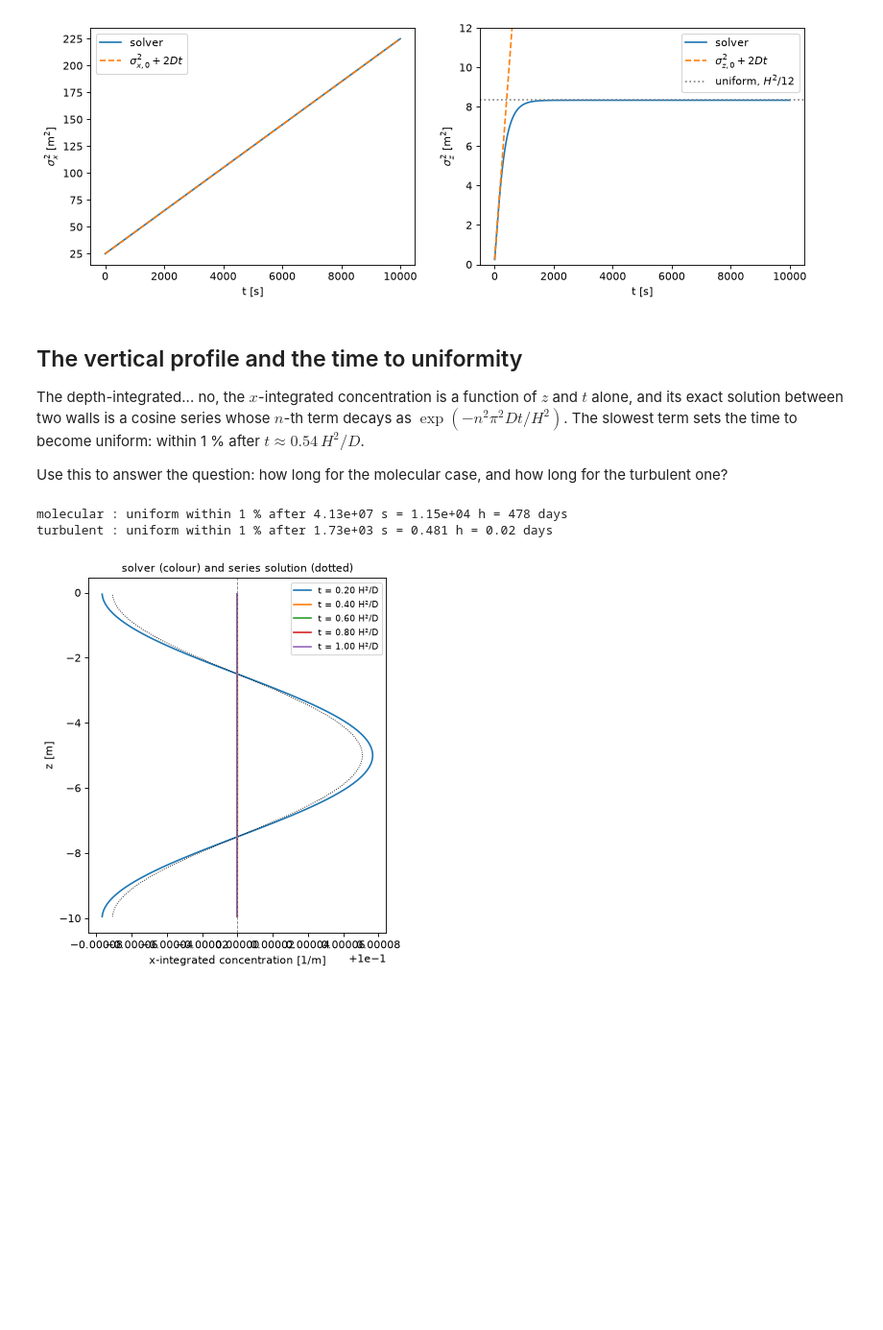
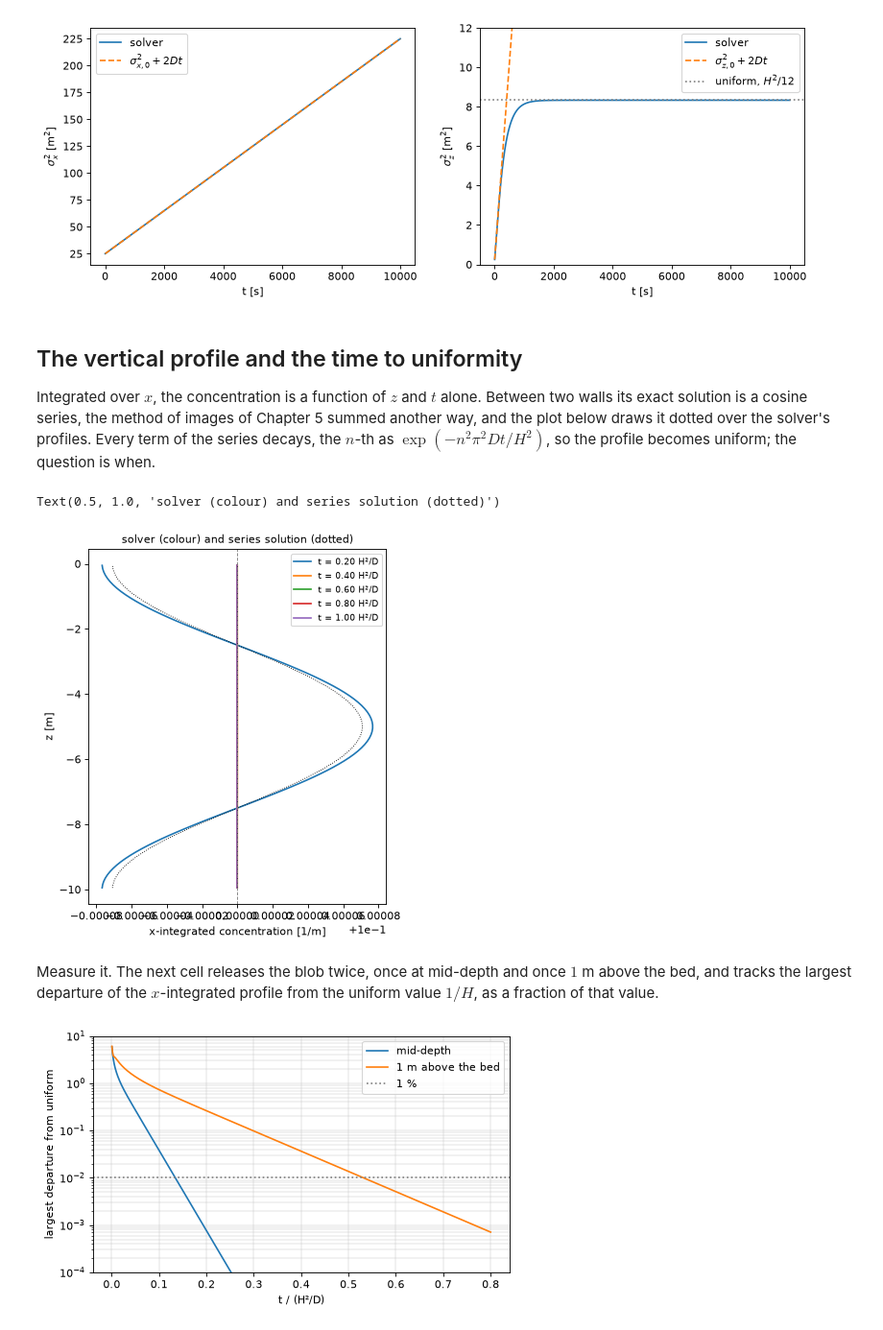
Before and after one commit to 37EFM/Tracer_dispersion, a Jupyter notebook: notebooks/01_constant_diffusion.ipynb, the cells around one changed output. Shown at 96% size. Saved outputs shown, nothing was run; the diff lists cells and outputs as text; code cells hidden in the pictures; blank space fills up the shorter version.

```diff
--- a/notebooks/01_constant_diffusion.ipynb
+++ b/notebooks/01_constant_diffusion.ipynb
@@ -25,9 +25,9 @@ For the Couette channel, $H = 10$ m. Compare the vertical diffusion time $H^2/D$
 # %%
 H = 10.0
-nu = 1.3e-6                                   # molecular viscosity of water [m^2/s]
+D_mol = 1e-9                                  # molecular diffusivity of a salt dissolved in water [m^2/s] (Chapter 5)
 couette = profiles.couette()                  # profiles of the GOTM Couette run (see notebook 2)
 D_turb = couette.D_mean
-for label, D in [('molecular', nu), ('turbulent (depth average of the Couette run)', D_turb)]:
+for label, D in [('molecular (dissolved salt)', D_mol), ('turbulent (depth average of the Couette run)', D_turb)]:
     T = theory.mixing_time(H, D)
     print(f'{label:48s} D = {D:.2e} m^2/s   H^2/D = {T:.3g} s = {T / 86400:.3g} days')
 # %% [output]
@@ -77,9 +77,7 @@ ax2.set_xlabel('t [s]'); ax2.set_ylabel(r'$\sigma_z^2$ [m$^2$]'); ax2.set_ylim(0
 # %% [markdown]
 ## The vertical profile and the time to uniformity
 
-The depth-integrated... no, the $x$-integrated concentration is a function of $z$ and $t$ alone, and its exact solution between two walls is a cosine series whose $n$-th term decays as $\exp(-n^2\pi^2 Dt/H^2)$. The slowest term sets the time to become uniform: within 1 % after $t \approx 0.54\,H^2/D$.
-
-Use this to answer the question: how long for the molecular case, and how long for the turbulent one?
+Integrated over $x$, the concentration is a function of $z$ and $t$ alone. Between two walls its exact solution is a cosine series, the method of images of Chapter 5 summed another way, and the plot below draws it dotted over the solver's profiles. Every term of the series decays, the $n$-th as $\exp(-n^2\pi^2 Dt/H^2)$, so the profile becomes uniform; the question is when.
 # %%
 fig, ax = plt.subplots(figsize=(5, 6))
 for t_snap, c in zip(times[1:], snaps[1:]):
@@ -89,11 +87,28 @@ for t_snap, c in zip(times[1:], snaps[1:]):
 ax.axvline(1 / H, color='gray', ls='--', lw=0.8)
 ax.set_xlabel('x-integrated concentration [1/m]'); ax.set_ylabel('z [m]'); ax.legend(fontsize=8)
 ax.set_title('solver (colour) and series solution (dotted)', fontsize=10)
-
-for label, Dval in [('molecular', nu), ('turbulent', D_turb)]:
-    tu = theory.uniformity_time(H, Dval)
-    print(f'{label:10s}: uniform within 1 % after {tu:.3g} s = {tu / 3600:.3g} h = {tu / 86400:.3g} days')
 # %% [output]
-molecular : uniform within 1 % after 4.13e+07 s = 1.15e+04 h = 478 days
-turbulent : uniform within 1 % after 1.73e+03 s = 0.481 h = 0.02 days
+Text(0.5, 1.0, 'solver (colour) and series solution (dotted)')
 [figure]
+# %% [markdown]
+Measure it. The next cell releases the blob twice, once at mid-depth and once $1$ m above the bed, and tracks the largest departure of the $x$-integrated profile from the uniform value $1/H$, as a fraction of that value.
+# %%
+def departure(z0, t_end=0.8 * T_mix, dt=5.0):
+    """Largest relative departure of the x-integrated profile from uniform, against time."""
+    c0 = eulerian.gaussian_blob(grid, x0=200, z0=z0, sigma_x=5.0, sigma_z=0.5)
+    out = []
+    def record(t, c):
+        cz = c.sum(axis=1) * grid.dx                   # integrated over x
+        out.append((t, np.abs(cz / (cz.sum() * grid.dz) * H - 1).max()))
+    solver.run(c0, dt=dt, t_end=t_end, save_every=t_end, callback=record)
+    return np.array(out).T
+
+fig, ax = plt.subplots(figsize=(7, 4))
+for label, z0 in [('mid-depth', -H / 2), ('1 m above the bed', -H + 1.0)]:
+    t, dev = departure(z0)
+    ax.semilogy(t / T_mix, dev, label=label)
+ax.axhline(0.01, color='gray', ls=':', label='1 %')
+ax.set_xlabel('t / (H²/D)'); ax.set_ylabel('largest departure from uniform'); ax.set_ylim(1e-4, 10)
+ax.grid(True, which='both', lw=0.3); ax.legend();
+# %% [output]
+[figure, added]
```
Also changed, not shown: parts of 6 cells of this notebook, 3 other files.
